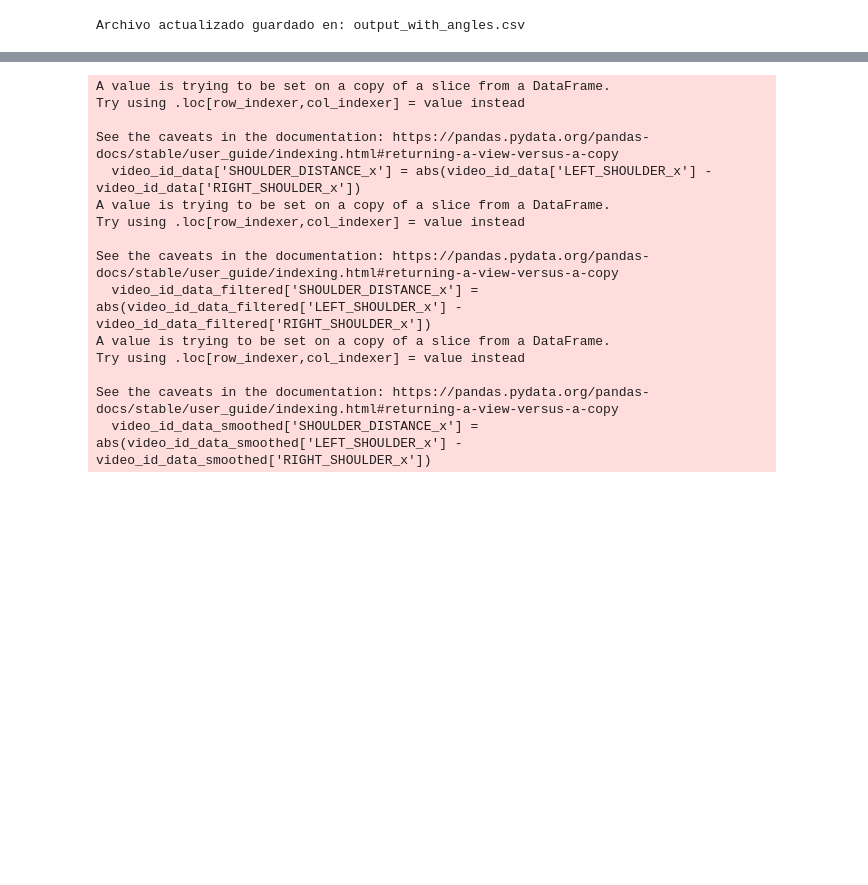
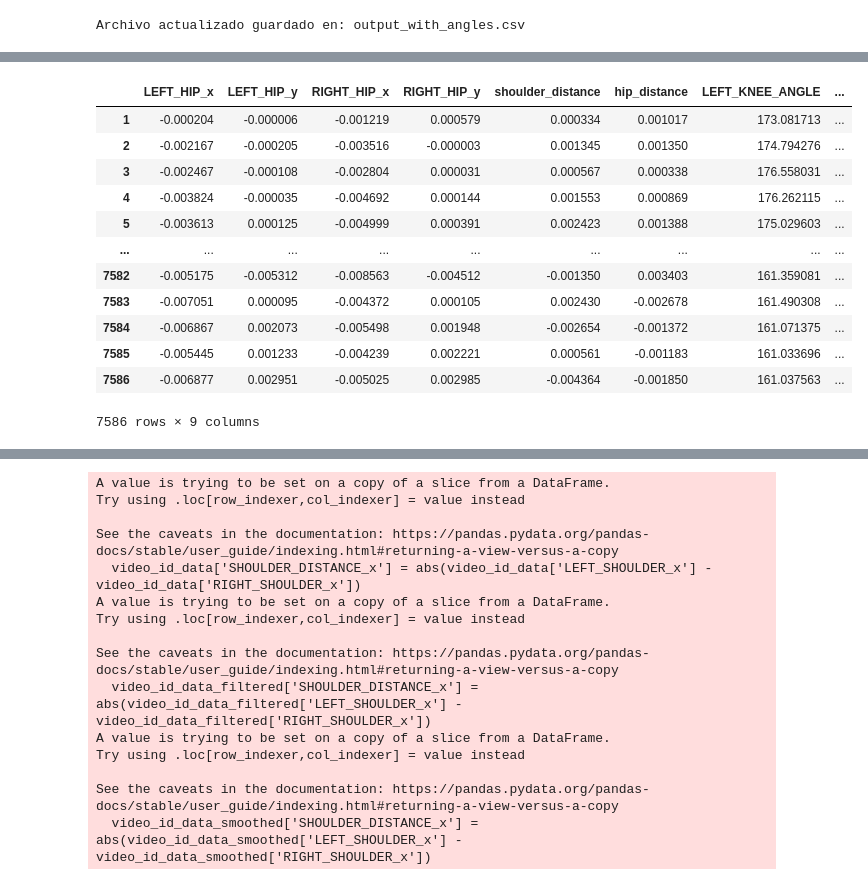
Before and after one commit to santiagobarrazas/AI-Project-BLM, a Jupyter notebook: main.ipynb, the cells around one changed output, grey strips where cells are left out. Cells and saved outputs as stored; diff of their text form; code cells hidden in the pictures; blank space fills up the shorter version.

```diff
--- a/main.ipynb
+++ b/main.ipynb
@@ -121,0 +118,50 @@ movement_data
+# %%
+
+# Seleccionar las columnas relevantes
+columnas_relevantes = [
+    'LEFT_HIP_x', 'LEFT_HIP_y',
+    'RIGHT_HIP_x', 'RIGHT_HIP_y',
+    'LEFT_KNEE_ANGLE', 'RIGHT_KNEE_ANGLE',
+    'shoulder_distance', 'hip_distance',
+]
+
+columnas_relevantes.append('annotation')
+
+# Filtrar el dataframe original para conservar solo las columnas relevantes
+df_relevantes = movement_data[columnas_relevantes]
+
+# Seleccionar solo columnas numéricas (excluyendo 'frame' o columnas no numéricas)
+columnas_numericas = df_relevantes.select_dtypes(include=['number']).columns
+
+# Excluir las columnas que no queremos que sean delta (ángulos y nose_speed)
+columnas_a_excluir = ['LEFT_KNEE_ANGLE', 'RIGHT_KNEE_ANGLE', 'nose_speed', 'annotation']
+
+# Filtrar las columnas numéricas que no sean ángulos ni nose_speed
+columnas_a_incluir = [col for col in columnas_numericas if col not in columnas_a_excluir]
+
+# Calcular deltas solo para las columnas seleccionadas (sin ángulos ni nose_speed)
+deltas = df_relevantes[columnas_a_incluir].diff().dropna()
+
+# Reincorporar las columnas no numéricas (como 'annotation', 'LEFT_KNEE_ANGLE', 'RIGHT_KNEE_ANGLE' y 'nose_speed')
+for col in ['LEFT_KNEE_ANGLE', 'RIGHT_KNEE_ANGLE']:
+    deltas[col] = df_relevantes[col][1:].values
+
+# También reincorporar la columna 'annotation'
+deltas['annotation'] = df_relevantes['annotation'][1:].values
+
+# Imprimir el nuevo dataframe con los deltas
+deltas
+# %% [output]
+|  | LEFT_HIP_x | LEFT_HIP_y | RIGHT_HIP_x | RIGHT_HIP_y | shoulder_distance | hip_distance | LEFT_KNEE_ANGLE | ... |
+| 1 | -0.000204 | -0.000006 | -0.001219 | 0.000579 | 0.000334 | 0.001017 | 173.081713 | ... |
+| 2 | -0.002167 | -0.000205 | -0.003516 | -0.000003 | 0.001345 | 0.001350 | 174.794276 | ... |
+| 3 | -0.002467 | -0.000108 | -0.002804 | 0.000031 | 0.000567 | 0.000338 | 176.558031 | ... |
+| 4 | -0.003824 | -0.000035 | -0.004692 | 0.000144 | 0.001553 | 0.000869 | 176.262115 | ... |
+| 5 | -0.003613 | 0.000125 | -0.004999 | 0.000391 | 0.002423 | 0.001388 | 175.029603 | ... |
+| ... | ... | ... | ... | ... | ... | ... | ... | ... |
+| 7582 | -0.005175 | -0.005312 | -0.008563 | -0.004512 | -0.001350 | 0.003403 | 161.359081 | ... |
+| 7583 | -0.007051 | 0.000095 | -0.004372 | 0.000105 | 0.002430 | -0.002678 | 161.490308 | ... |
+| 7584 | -0.006867 | 0.002073 | -0.005498 | 0.001948 | -0.002654 | -0.001372 | 161.071375 | ... |
+| 7585 | -0.005445 | 0.001233 | -0.004239 | 0.002221 | 0.000561 | -0.001183 | 161.033696 | ... |
+| 7586 | -0.006877 | 0.002951 | -0.005025 | 0.002985 | -0.004364 | -0.001850 | 161.037563 | ... |
+7586 rows × 9 columns
```
Also changed, not shown: parts of 4 cells of this notebook, 3 other files.
